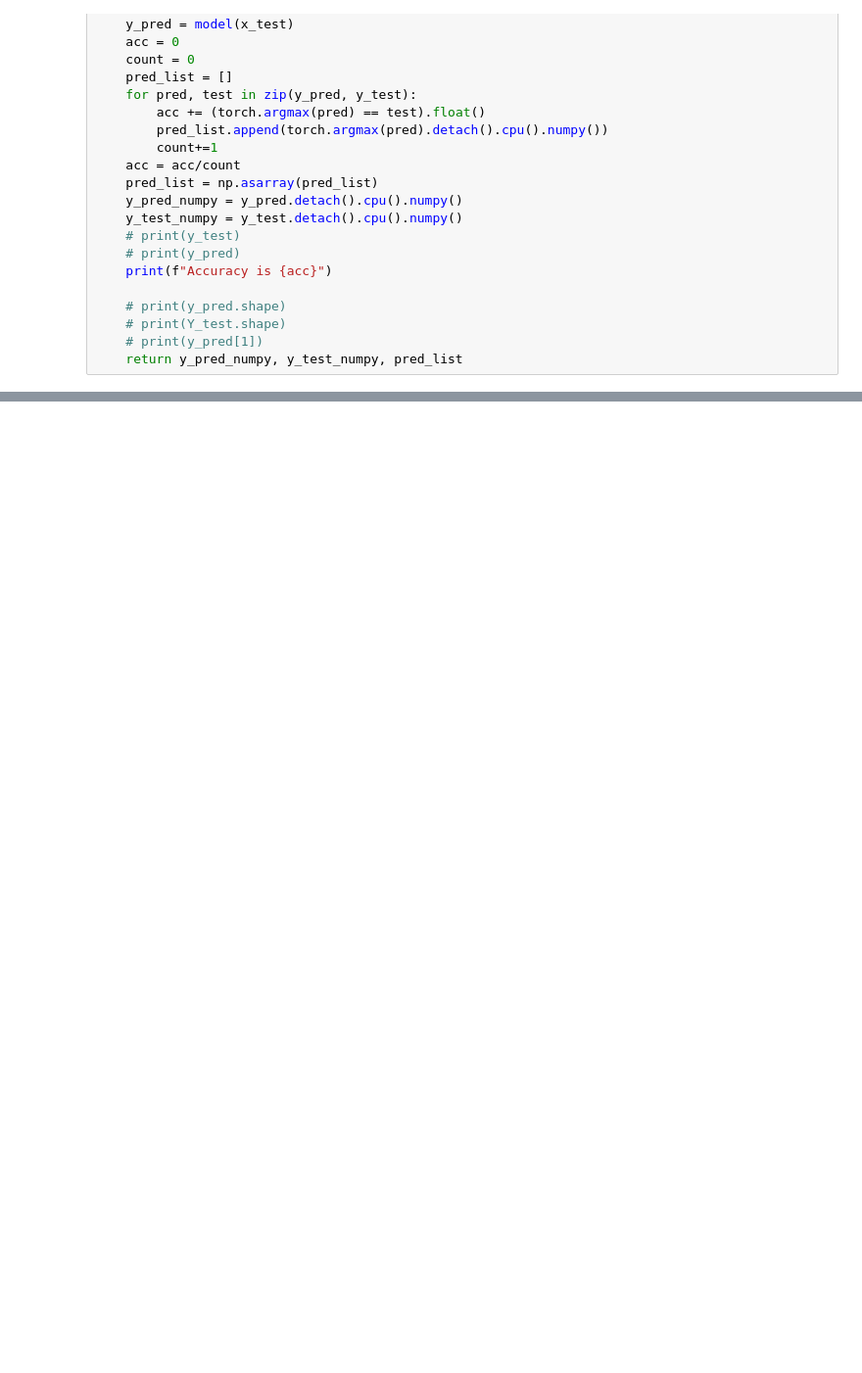
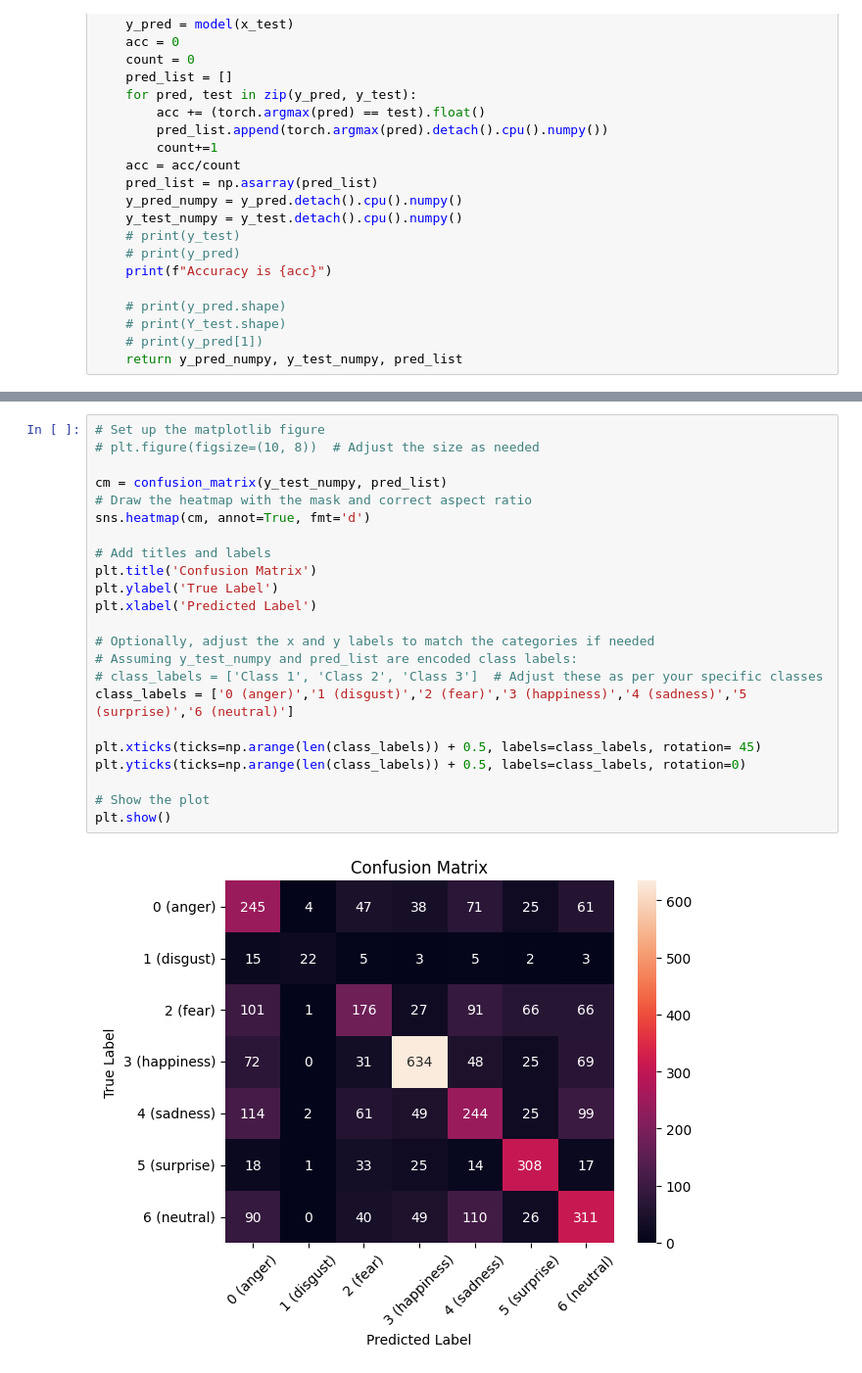
Before and after one commit to georgebaint/Computer-Vision-Facial-Expression-Recognition, a Jupyter notebook: training_and_evaluation.ipynb, the cells around one changed output, grey strips where cells are left out. Shown at 98% size. Drawn from its saved outputs; the diff is of its cells as text; blank space fills up the shorter version.

Commit message:
added confusion matrix

```diff
--- a/training_and_evaluation.ipynb
+++ b/training_and_evaluation.ipynb
@@ -292,3 +293,28 @@ print(classification_report(y_test_numpy, pred_list))
     accuracy                           0.54      3589
    macro avg       0.55      0.51      0.52      3589
 weighted avg       0.55      0.54      0.54      3589
+# %%
+# Set up the matplotlib figure
+# plt.figure(figsize=(10, 8))  # Adjust the size as needed
+
+cm = confusion_matrix(y_test_numpy, pred_list)
+# Draw the heatmap with the mask and correct aspect ratio
+sns.heatmap(cm, annot=True, fmt='d')
+
+# Add titles and labels
+plt.title('Confusion Matrix')
+plt.ylabel('True Label')
+plt.xlabel('Predicted Label')
+
+# Optionally, adjust the x and y labels to match the categories if needed
+# Assuming y_test_numpy and pred_list are encoded class labels:
+# class_labels = ['Class 1', 'Class 2', 'Class 3']  # Adjust these as per your specific classes
+class_labels = ['0 (anger)','1 (disgust)','2 (fear)','3 (happiness)','4 (sadness)','5 (surprise)','6 (neutral)']
+
+plt.xticks(ticks=np.arange(len(class_labels)) + 0.5, labels=class_labels, rotation= 45)
+plt.yticks(ticks=np.arange(len(class_labels)) + 0.5, labels=class_labels, rotation=0)
+
+# Show the plot
+plt.show()
+# %% [output]
+[figure, added]
```
Also changed, not shown: parts of 3 cells of this notebook.
